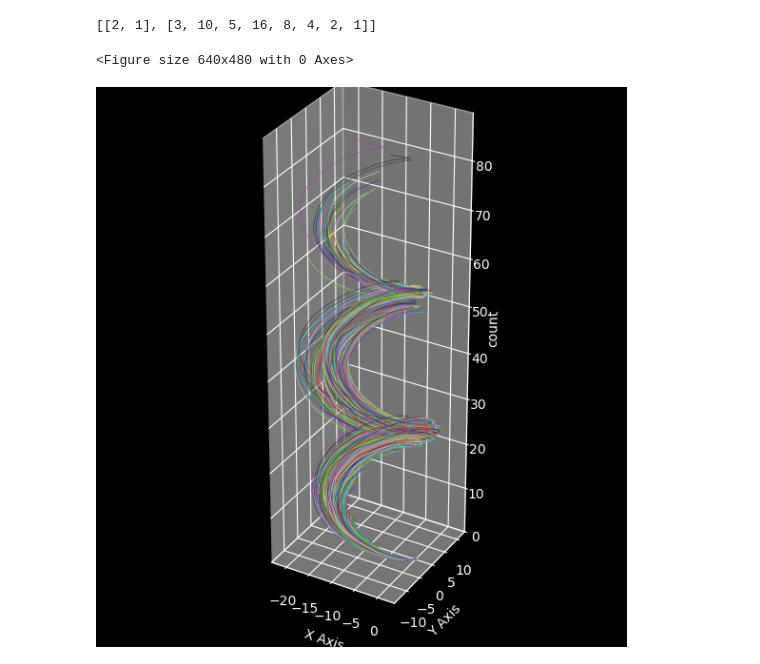
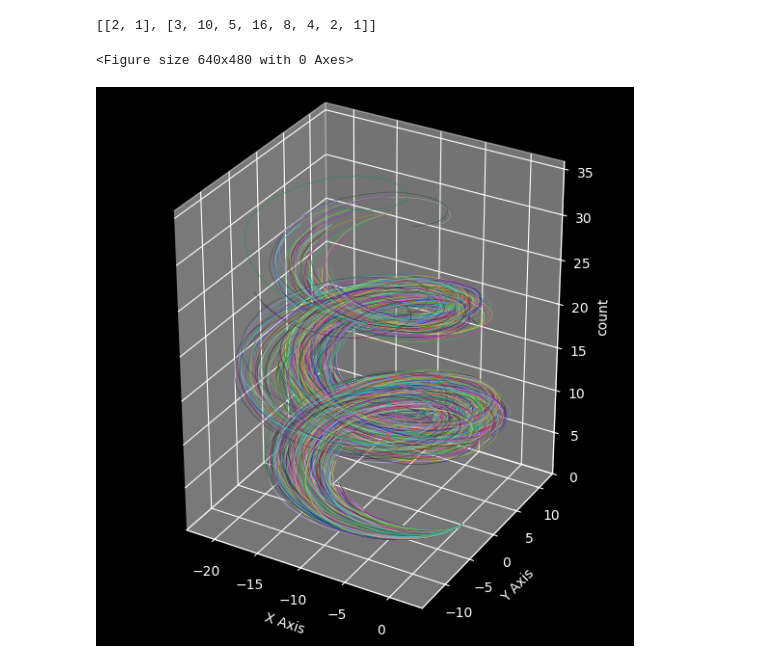
Before and after one commit to TaeKyungg2/collatz-conjecture, a Jupyter notebook: graph_normal_3d.ipynb, the cells around one changed output. Cells and saved outputs as stored; diff of their text form; code cells hidden in the pictures.

```diff
--- a/graph_normal_3d.ipynb
+++ b/graph_normal_3d.ipynb
@@ -27,7 +27,7 @@ def nums_to_point(num):
             dir
             x_points.append(x_points[index-1]+sin(dir))
             y_points.append(y_points[index-1]+cos(dir))
-        z_points.append(z_points[index-1]+0.5)
+        z_points.append(z_points[index-1]+0.2)
     return x_points,y_points,z_points
 points=[]
 for line in col_nums:
@@ -39,32 +39,32 @@ import numpy as np
 from mpl_toolkits.mplot3d import Axes3D
 plt.clf()
 plt.style.use("dark_background")
 fig = plt.figure(figsize=(7,7))
 ax = fig.add_subplot(111, projection="3d")
 all_x = [x for point in points for x in point[0]]
 all_y = [y for point in points for y in point[1]]
 all_z = [z for point in points for z in point[2]]
 xlim = (min(all_x), max(all_x))
 ylim = (min(all_y), max(all_y))
 zlim = (min(all_z), max(all_z))
 ax.set_xlim(xlim)   # X축 범위
 ax.set_ylim(ylim)   # Y축 범위
 ax.set_zlim(zlim) #Z
 xlim = ax.get_xlim3d()
 ylim = ax.get_ylim3d()
 zlim = ax.get_zlim3d()
 ax.set_xlabel("X Axis")
 ax.set_ylabel("Y Axis")
 ax.set_zlabel("count")
 ax.set_box_aspect([xlim[1]-xlim[0], ylim[1]-ylim[0], zlim[1]-zlim[0]])
 for num in points:
     #color=cm.cividis(np.random.rand())
     color=np.random.rand(4,)
     ax.plot(num[0],num[1],num[2],color=color,alpha=0.7,lw=0.5)
-filename="3d_colors"
+filename="3d_modi"
 plt.savefig("graph/"+filename+".svg")
 plt.savefig("graph/"+filename+".png")
 plt.show()
 # %% [output]
 <Figure size 640x480 with 0 Axes>
-[figure, old version]
+[figure, new version]
```
Also changed, not shown: 3 other files.
